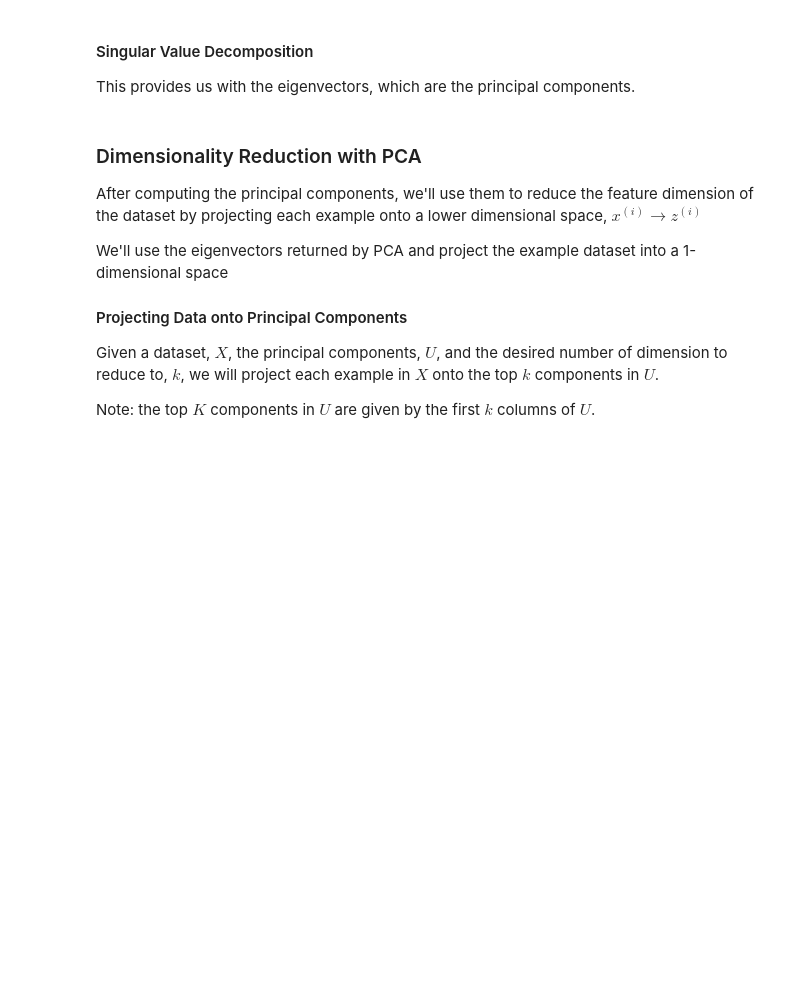
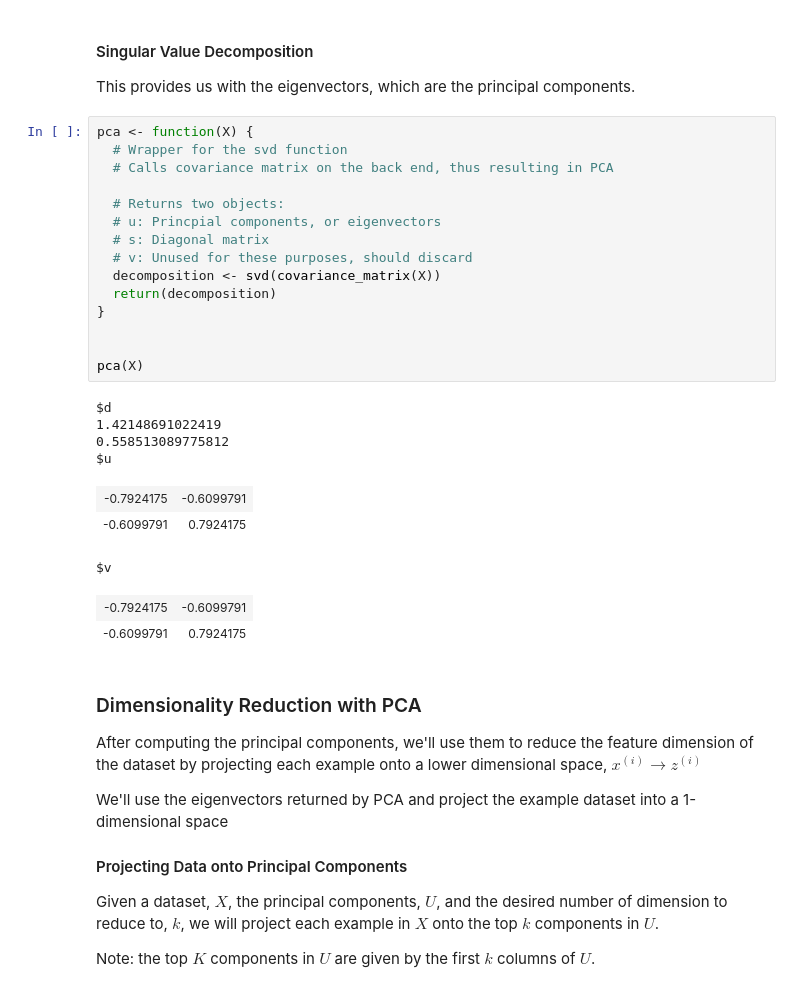
Before and after one commit to JeffMacaluso/Misc, a Jupyter notebook: MachineLearningMOOC/Ex7 R - k-means Clustering and Principal Component Analysis.ipynb, the cells around one changed output. Saved outputs shown, nothing was run; the diff lists cells and outputs as text; blank space fills up the shorter version.

```diff
--- a/MachineLearningMOOC/Ex7 R - k-means Clustering and Principal Component Analysis.ipynb
+++ b/MachineLearningMOOC/Ex7 R - k-means Clustering and Principal Component Analysis.ipynb
@@ -333,6 +354,31 @@ This is a necessary step in order to perform singular value decomposition.
 #### Singular Value Decomposition
 
 This provides us with the eigenvectors, which are the principal components.
+# %%
+pca <- function(X) {
+  # Wrapper for the svd function
+  # Calls covariance matrix on the back end, thus resulting in PCA
+
+  # Returns two objects:
+  # u: Princpial components, or eigenvectors
+  # s: Diagonal matrix
+  # v: Unused for these purposes, should discard
+  decomposition <- svd(covariance_matrix(X))
+  return(decomposition)
+}
+
+
+pca(X)
+# %% [output]
+$d
+1.42148691022419
+0.558513089775812
+$u
+| -0.7924175 | -0.6099791 |
+| -0.6099791 | 0.7924175 |
+$v
+| -0.7924175 | -0.6099791 |
+| -0.6099791 | 0.7924175 |
 # %% [markdown]
 ### Dimensionality Reduction with PCA
 
```
Also changed, not shown: parts of 4 cells of this notebook.
